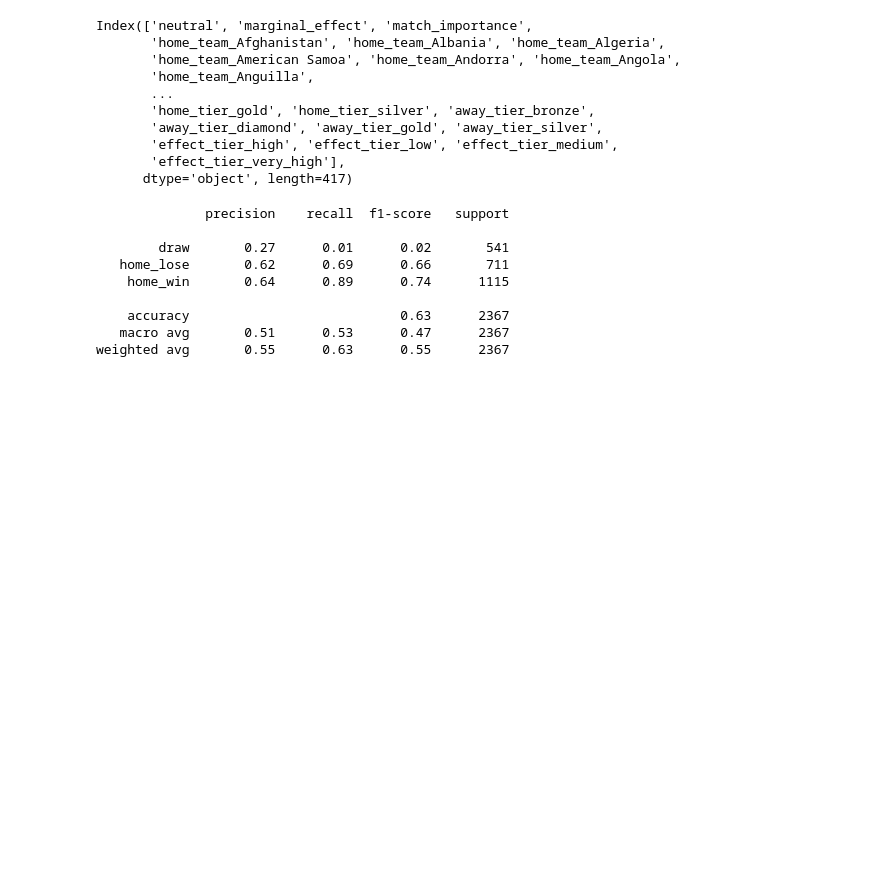
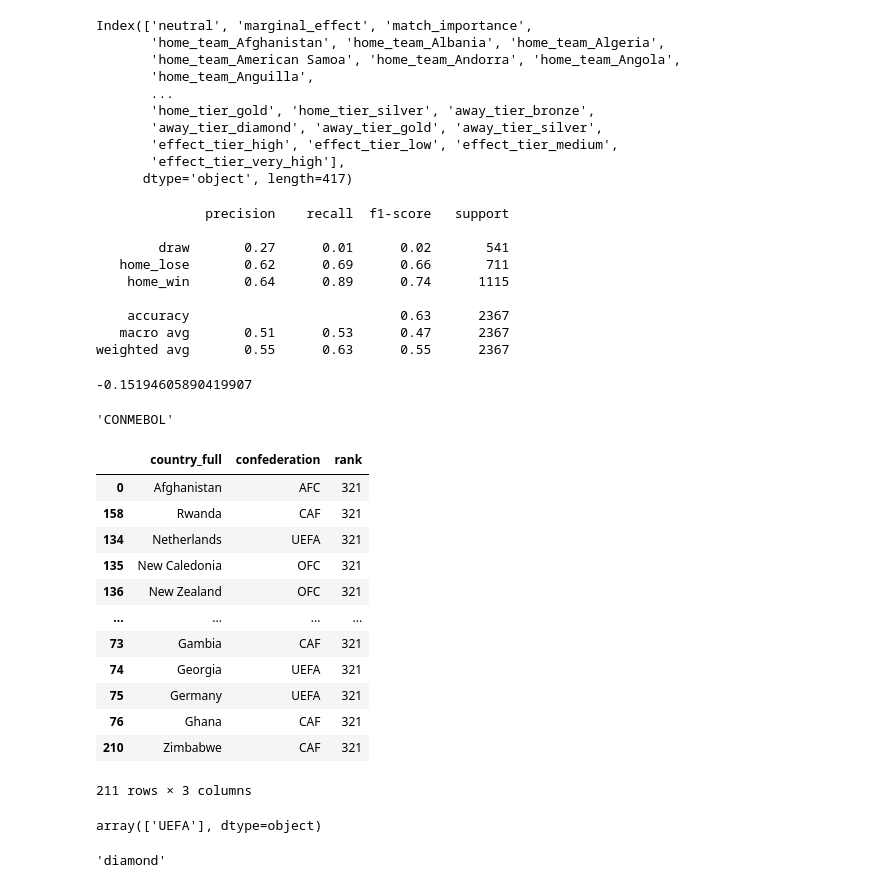
Before and after one commit to Omaraitbenhaddi/ODC-World-Cup-2022-Predictions, a Jupyter notebook: notebooks/data_exploration.ipynb, the cells around one changed output. Saved outputs shown, nothing was run; the diff lists cells and outputs as text; code cells hidden in the pictures; blank space fills up the shorter version.

```diff
--- a/notebooks/data_exploration.ipynb
+++ b/notebooks/data_exploration.ipynb
@@ -730,0 +768,4 @@ weighted avg       0.55      0.63      0.55      2367
+# %%
+marginal_effect('Morocco', 'Brazil')
+# %% [output]
+-0.15194605890419907
@@ -730,0 +777,24 @@ weighted avg       0.55      0.63      0.55      2367
+# %%
+confederation('Brazil')
+# %% [output]
+'CONMEBOL'
+# %%
+fr.groupby(['country_full', 'confederation']).agg({'rank':'count'}).reset_index().sort_values(by='rank', ascending=False)
+# %% [output]
+|  | country_full | confederation | rank |
+| 0 | Afghanistan | AFC | 321 |
+| 158 | Rwanda | CAF | 321 |
+| 134 | Netherlands | UEFA | 321 |
+| 135 | New Caledonia | OFC | 321 |
+| 136 | New Zealand | OFC | 321 |
+| ... | ... | ... | ... |
+| 73 | Gambia | CAF | 321 |
+| 74 | Georgia | UEFA | 321 |
+| 75 | Germany | UEFA | 321 |
+| 76 | Ghana | CAF | 321 |
+| 210 | Zimbabwe | CAF | 321 |
+211 rows × 3 columns
+# %%
+fr.query('country_full=="Israel"').confederation.unique()
+# %% [output]
+array(['UEFA'], dtype=object)
@@ -730,0 +812,4 @@ weighted avg       0.55      0.63      0.55      2367
+# %%
+get_tier('Brazil')
+# %% [output]
+'diamond'
```
Also changed, not shown: parts of 15 cells of this notebook.
